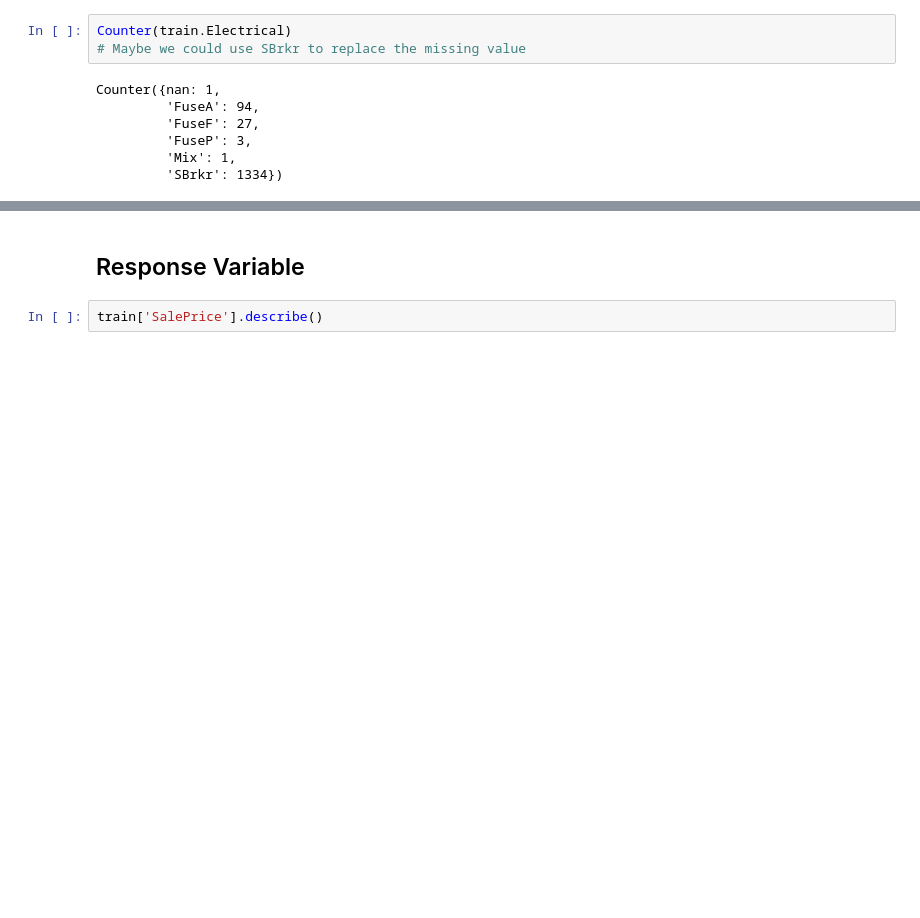
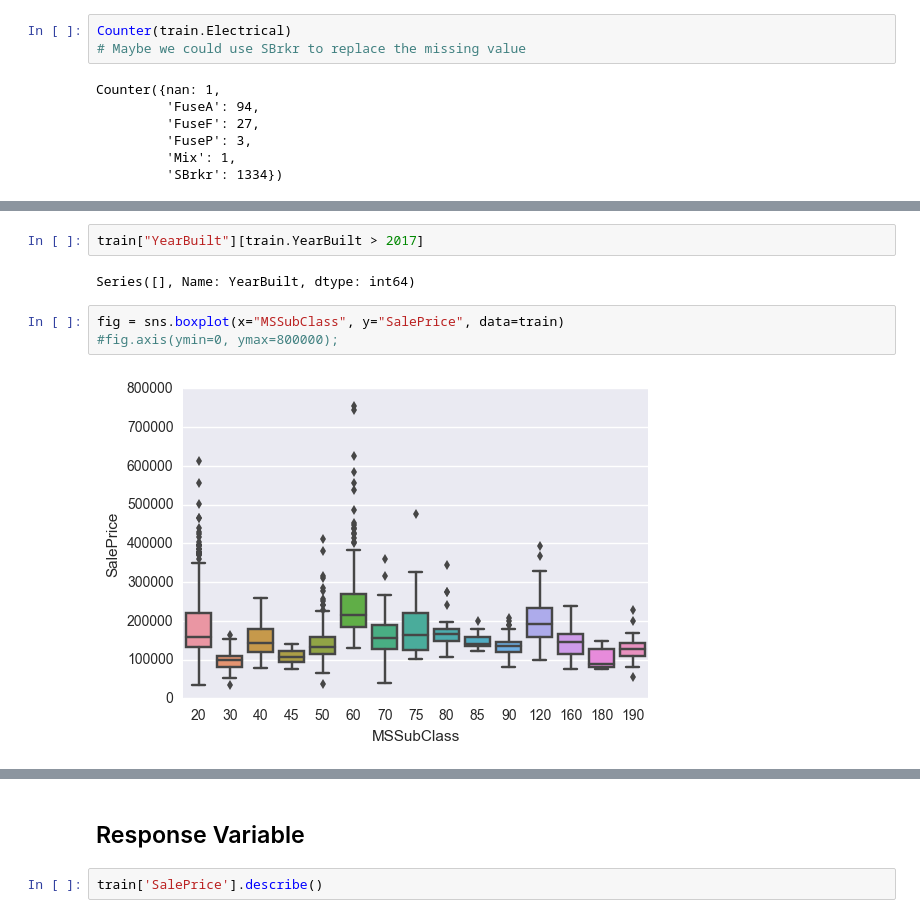
Before and after one commit to verali0816/141C_kaggle, a Jupyter notebook: Exploratory Data Analysis.ipynb, the cells around one changed output, grey strips where cells are left out. Cells and saved outputs as stored; diff of their text form; blank space fills up the shorter version.

```diff
--- a/Exploratory Data Analysis.ipynb
+++ b/Exploratory Data Analysis.ipynb
@@ -313,0 +316,9 @@ Counter({nan: 1,
+# %%
+train["YearBuilt"][train.YearBuilt > 2017]
+# %% [output]
+Series([], Name: YearBuilt, dtype: int64)
+# %%
+fig = sns.boxplot(x="MSSubClass", y="SalePrice", data=train)
+#fig.axis(ymin=0, ymax=800000);
+# %% [output]
+[figure, added]
```
Also changed, not shown: parts of 20 cells of this notebook, 2 other files.
